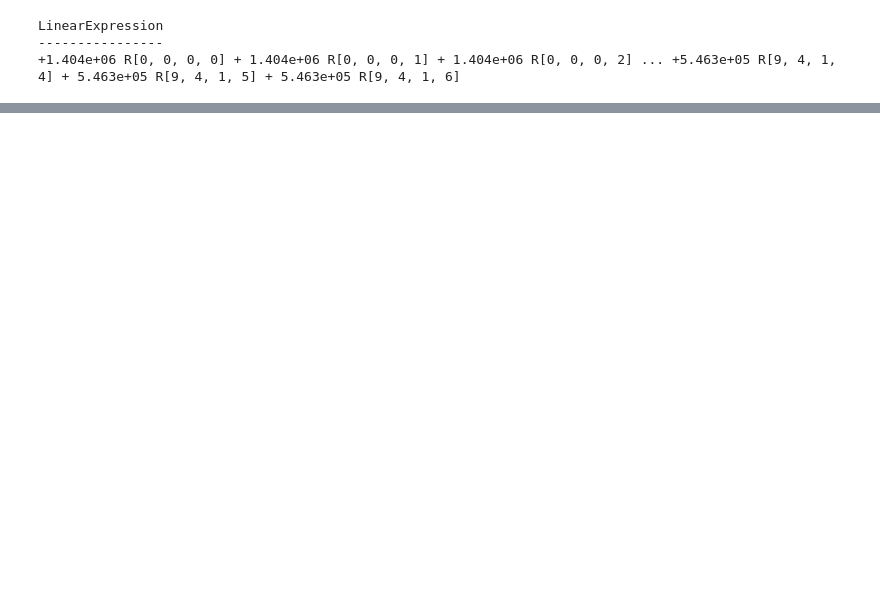
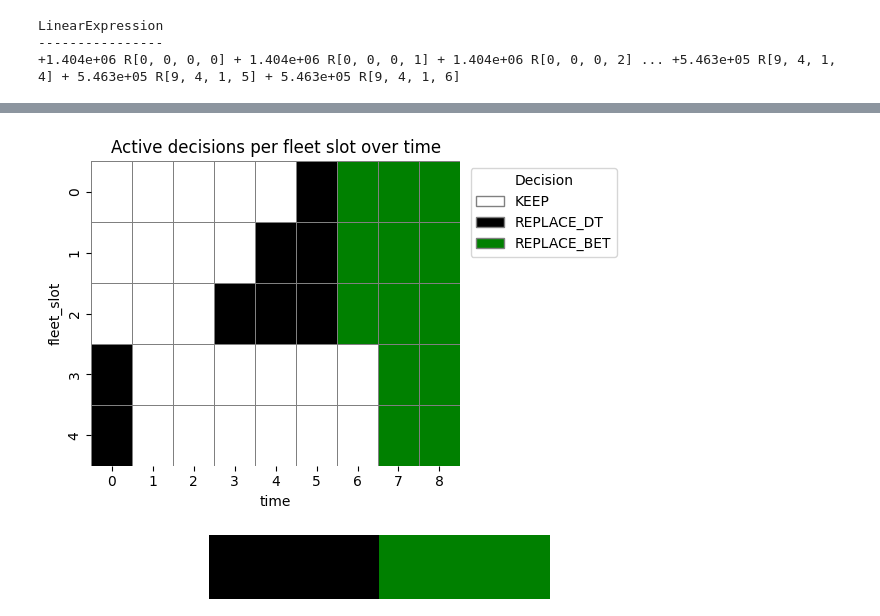
Before and after one commit to simfro/fleet-replacement, a Jupyter notebook: notebooks/lookahead_model_demo.ipynb, the cells around one changed output, grey strips where cells are left out. Drawn from its saved outputs; the diff is of its cells as text; code cells hidden in the pictures; blank space fills up the shorter version.

```diff
--- a/notebooks/lookahead_model_demo.ipynb
+++ b/notebooks/lookahead_model_demo.ipynb
@@ -161,7 +161,7 @@ Constraint `single_decision_per_fleet_slot_and_time_period` [time: 9, fleet_slot
 # %%
 # No decision can be made for a vehicle that is not in the fleet slot
 m.add_constraints(
-    x <= R,
+    x <= R.isel(time=slice(0, horizon - 1)),
     name="no_decision_for_nonexistent_vehicle",
 )
 # %% [output]
@@ -379,3 +425,6 @@ obj_energy_cost
 LinearExpression
 ----------------
 +1.404e+06 R[0, 0, 0, 0] + 1.404e+06 R[0, 0, 0, 1] + 1.404e+06 R[0, 0, 0, 2] ... +5.463e+05 R[9, 4, 1, 4] + 5.463e+05 R[9, 4, 1, 5] + 5.463e+05 R[9, 4, 1, 6]
+# %%
+# obj_salary_cost is a constant — excluded from linopy objective (does not affect optimal decisions).
+m.add_objective(obj_revenue - obj_energy_cost, sense="max")
@@ -381,0 +451,2 @@ LinearExpression
+# %%
+x_sol = m.solution["x"]
@@ -381,0 +493,13 @@ LinearExpression
+# %%
+active_decisions = (
+    x_sol.fillna(0)
+    .sum(
+        ["is_electric", "age"]
+    )  # collapse vehicle state → (time, fleet_slot, decision)
+    .to_series()
+    .rename("active")
+    .reset_index()
+    .query("active > 0.5")[["time", "fleet_slot", "decision"]]
+    .reset_index(drop=True)
+)
+active_decisions
@@ -381,0 +524,45 @@ LinearExpression
+# %%
+import seaborn as sns
+import matplotlib.pyplot as plt
+import matplotlib.patches as mpatches
+from matplotlib.colors import ListedColormap
+
+decision_color_map = {"KEEP": "white", "REPLACE_BET": "green", "REPLACE_DT": "black"}
+
+active_decisions["decision_code"] = active_decisions["decision"].map(
+    {d: i for i, d in enumerate(decisions)}
+)
+
+pivot = active_decisions.pivot(
+    index="fleet_slot", columns="time", values="decision_code"
+)
+cmap = ListedColormap([decision_color_map[d] for d in decisions])
+
+fig, ax = plt.subplots(
+    figsize=(max(6, len(pivot.columns) * 0.6), max(4, len(pivot) * 0.5))
+)
+sns.heatmap(
+    pivot,
+    cmap=cmap,
+    vmin=-0.5,
+    vmax=len(decisions) - 0.5,
+    linewidths=0.5,
+    linecolor="grey",
+    cbar=False,
+    ax=ax,
+)
+
+patches = [
+    mpatches.Patch(facecolor=decision_color_map[d], edgecolor="grey", label=d)
+    for d in decisions
+]
+ax.legend(handles=patches, bbox_to_anchor=(1.01, 1), loc="upper left", title="Decision")
+ax.set_title("Active decisions per fleet slot over time")
+plt.tight_layout()
+plt.show()
+# %% [output]
+[figure, added]
+# %%
+cmap
+# %% [output]
+[figure, added]
```
Also changed, not shown: parts of 14 cells of this notebook, 2 other files.
